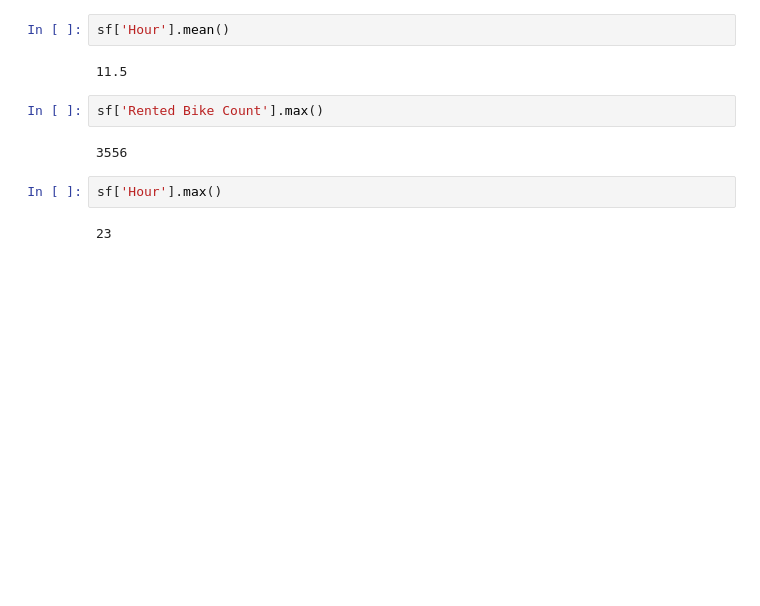
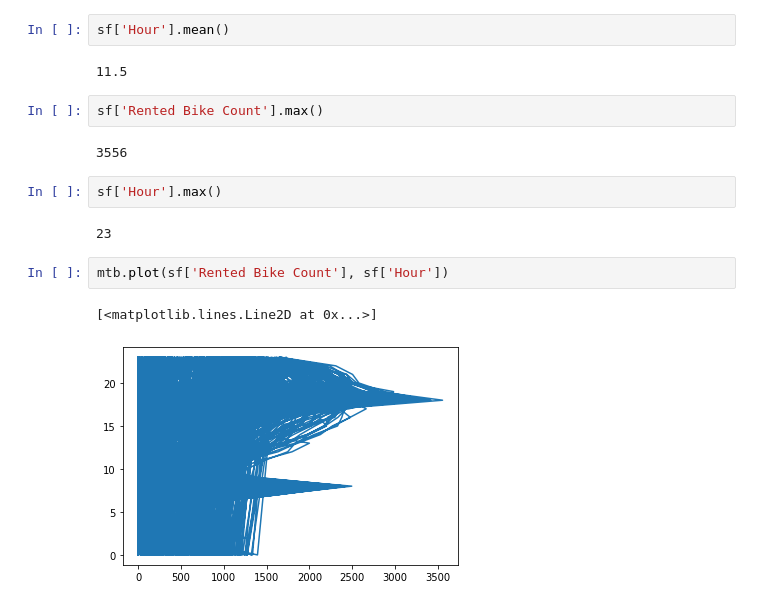
Before and after one commit to Gaurav065/Python, a Jupyter notebook: EDA/Seol_bike_data.ipynb, the cells around one changed output. Saved outputs shown, nothing was run; the diff lists cells and outputs as text; blank space fills up the shorter version.

```diff
--- a/EDA/Seol_bike_data.ipynb
+++ b/EDA/Seol_bike_data.ipynb
@@ -40,3 +40,8 @@ sf['Rented Bike Count'].max()
 sf['Hour'].max()
 # %% [output]
 23
+# %%
+mtb.plot(sf['Rented Bike Count'], sf['Hour'])
+# %% [output]
+[<matplotlib.lines.Line2D at 0x...>]
+[figure, added]
```
Also changed, not shown: 1 other file.
